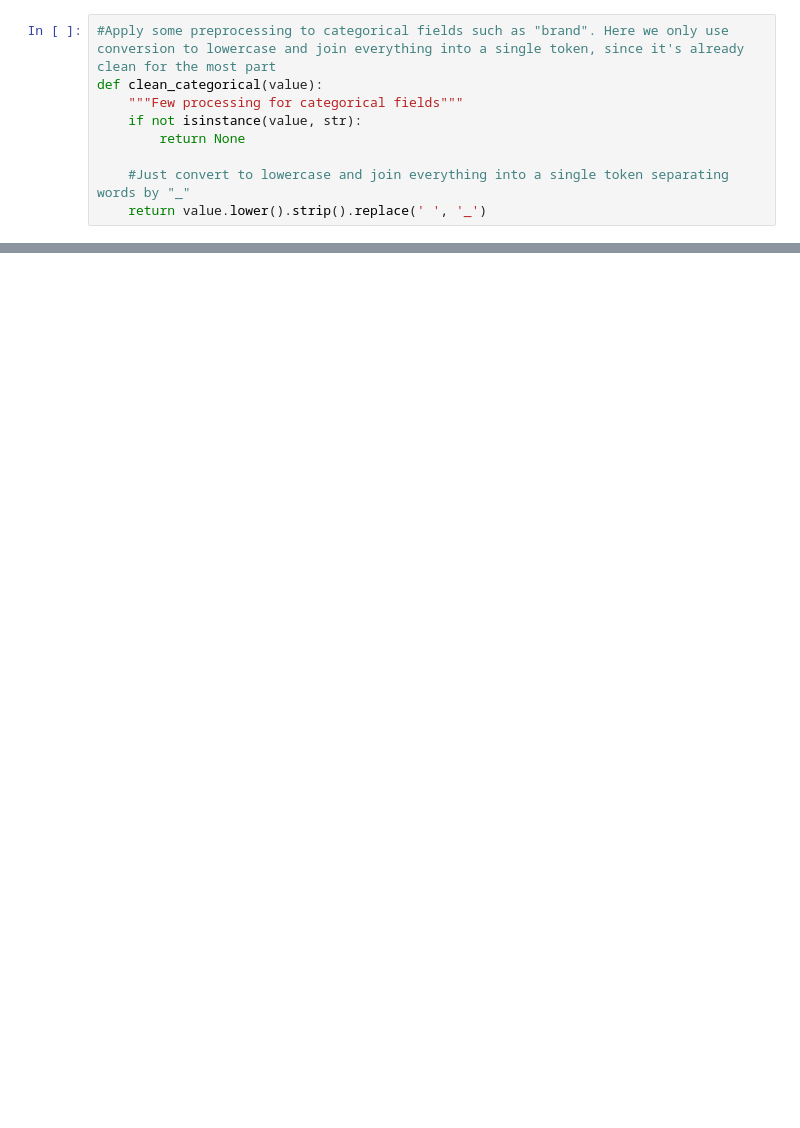
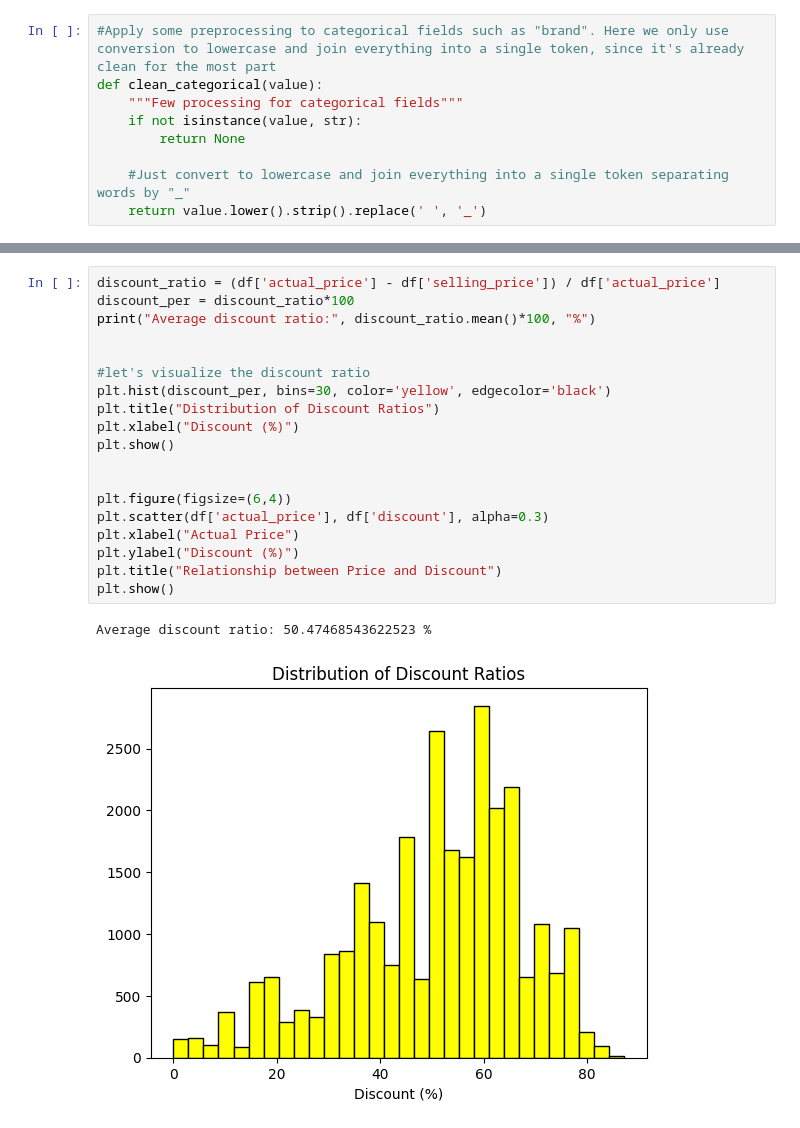
Before and after one commit to juliaaaloopez/irwa_search_engine_G_011, a Jupyter notebook: project_progress/part_1/Part_1.ipynb, the cells around one changed output, grey strips where cells are left out. Cells and saved outputs as stored; diff of their text form; blank space fills up the shorter version.

```diff
--- a/project_progress/part_1/Part_1.ipynb
+++ b/project_progress/part_1/Part_1.ipynb
@@ -346,0 +362,22 @@ display(processed_corpus[0])
+# %%
+discount_ratio = (df['actual_price'] - df['selling_price']) / df['actual_price']
+discount_per = discount_ratio*100
+print("Average discount ratio:", discount_ratio.mean()*100, "%")
+
+
+#let's visualize the discount ratio
+plt.hist(discount_per, bins=30, color='yellow', edgecolor='black')
+plt.title("Distribution of Discount Ratios")
+plt.xlabel("Discount (%)")
+plt.show()
+
+
+plt.figure(figsize=(6,4))
+plt.scatter(df['actual_price'], df['discount'], alpha=0.3)
+plt.xlabel("Actual Price")
+plt.ylabel("Discount (%)")
+plt.title("Relationship between Price and Discount")
+plt.show()
+# %% [output]
+Average discount ratio: 50.47468543622523 %
+[figure, added]
```
Also changed, not shown: parts of 35 cells of this notebook, 1 other file.
